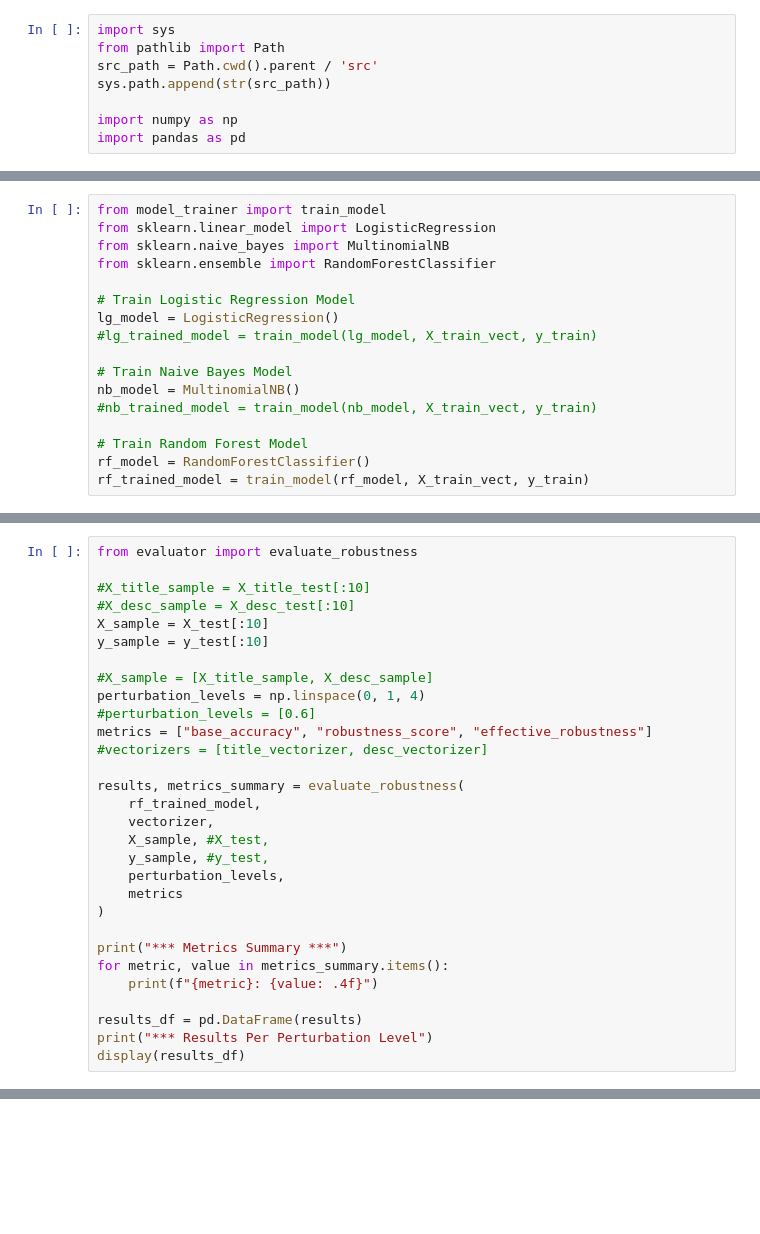
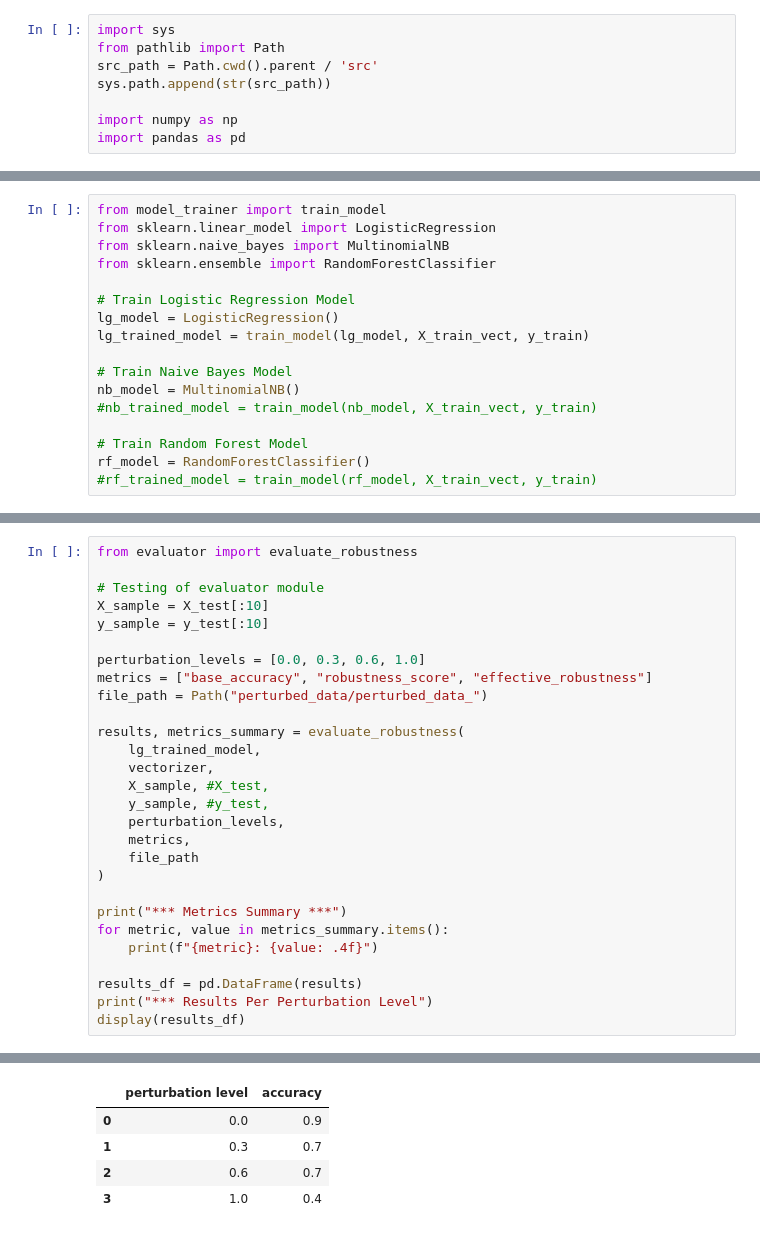
Before and after one commit to wannman/ml-robustness-monitoring-tool, a Jupyter notebook: notebooks/main.ipynb, the cells around one changed output, grey strips where cells are left out. Cells and saved outputs as stored; diff of their text form; blank space fills up the shorter version.

Commit message:
Changed perturbation method
Removed outcommented unused code

```diff
--- a/notebooks/main.ipynb
+++ b/notebooks/main.ipynb
@@ -59,7 +44,7 @@ from sklearn.ensemble import RandomForestClassifier
 
 # Train Logistic Regression Model
 lg_model = LogisticRegression()
-#lg_trained_model = train_model(lg_model, X_train_vect, y_train)
+lg_trained_model = train_model(lg_model, X_train_vect, y_train)
 
 # Train Naive Bayes Model
 nb_model = MultinomialNB()
@@ -67,5 +52,5 @@ nb_model = MultinomialNB()
 
 # Train Random Forest Model
 rf_model = RandomForestClassifier()
-rf_trained_model = train_model(rf_model, X_train_vect, y_train)
+#rf_trained_model = train_model(rf_model, X_train_vect, y_train)
 # %%
@@ -86,24 +69,22 @@ perturbed_data = apply_perturbation(
 # %%
 from evaluator import evaluate_robustness
 
-#X_title_sample = X_title_test[:10]
-#X_desc_sample = X_desc_test[:10]
+# Testing of evaluator module
 X_sample = X_test[:10]
 y_sample = y_test[:10]
 
-#X_sample = [X_title_sample, X_desc_sample]
-perturbation_levels = np.linspace(0, 1, 4)
-#perturbation_levels = [0.6]
+perturbation_levels = [0.0, 0.3, 0.6, 1.0]
 metrics = ["base_accuracy", "robustness_score", "effective_robustness"]
-#vectorizers = [title_vectorizer, desc_vectorizer]
+file_path = Path("perturbed_data/perturbed_data_")
 
 results, metrics_summary = evaluate_robustness(
-    rf_trained_model,
+    lg_trained_model,
     vectorizer,
     X_sample, #X_test,
     y_sample, #y_test,
     perturbation_levels,
-    metrics
+    metrics,
+    file_path
 )
 
 print("*** Metrics Summary ***")
@@ -113,3 +94,4 @@ for metric, value in metrics_summary.items():
 results_df = pd.DataFrame(results)
 print("*** Results Per Perturbation Level")
 display(results_df)
+# %% [output]
@@ -115,0 +115,5 @@ display(results_df)
+|  | perturbation level | accuracy |
+| 0 | 0.0 | 0.9 |
+| 1 | 0.3 | 0.7 |
+| 2 | 0.6 | 0.7 |
+| 3 | 1.0 | 0.4 |
```
Also changed, not shown: parts of 4 cells of this notebook, 4 other files.
